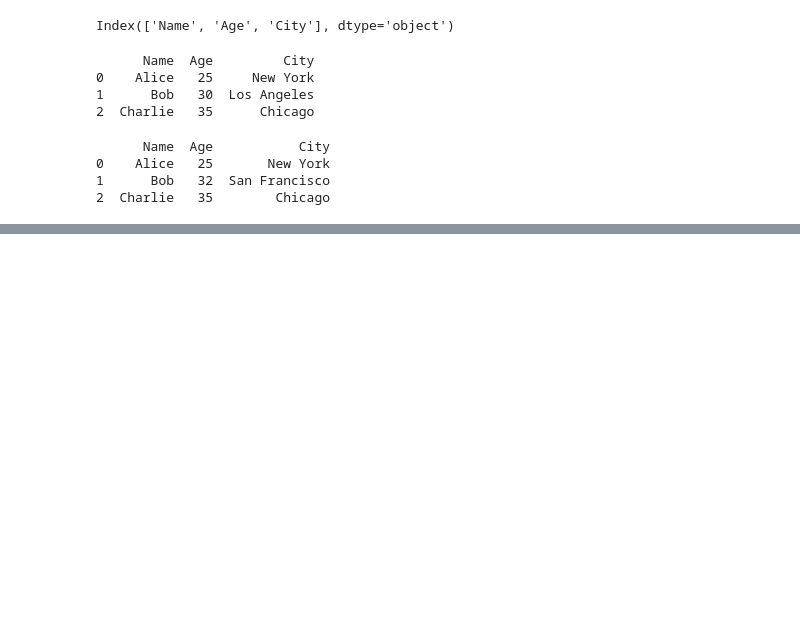
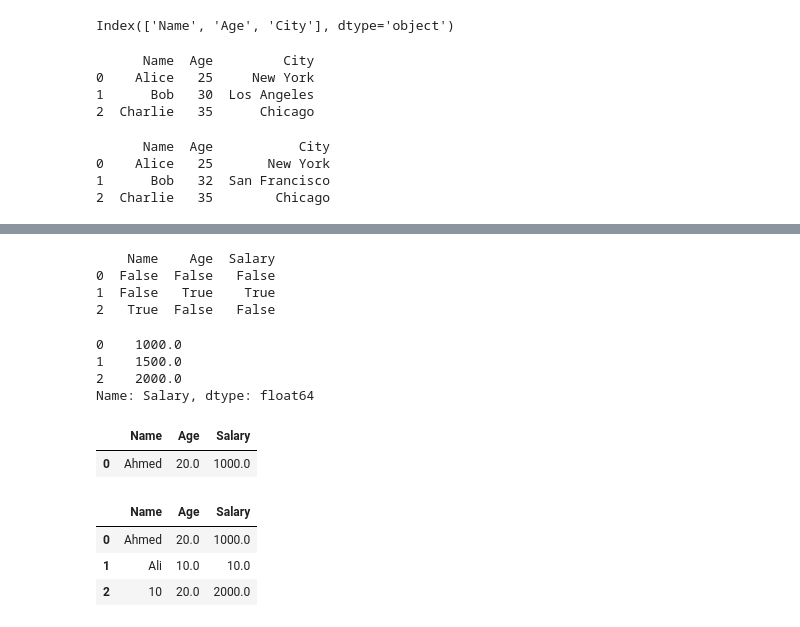
Before and after one commit to ahmed2402/Learning-Pandas, a Jupyter notebook: pandas.ipynb, the cells around one changed output, grey strips where cells are left out. Saved outputs shown, nothing was run; the diff lists cells and outputs as text; code cells hidden in the pictures; blank space fills up the shorter version.

```diff
--- a/pandas.ipynb
+++ b/pandas.ipynb
@@ -157,0 +165,38 @@ print(df)
+# %%
+#Q1
+df = pd.DataFrame({
+    "Name" : ["Ahmed","Ali",np.nan],
+    "Age" : [20,np.nan,20],
+    "Salary": [1000,np.nan,2000]
+})
+
+print(df.isnull())
+# %% [output]
+    Name    Age  Salary
+0  False  False   False
+1  False   True    True
+2   True  False   False
+# %%
+#q2
+df['Age'].fillna(df['Age'].mean())
+df['Salary'].fillna(df['Salary'].mean())
+# %% [output]
+0    1000.0
+1    1500.0
+2    2000.0
+Name: Salary, dtype: float64
+# %%
+#q3
+df
+df.dropna()
+# %% [output]
+|  | Name | Age | Salary |
+| 0 | Ahmed | 20.0 | 1000.0 |
+# %%
+#q4
+df.fillna(10)
+# %% [output]
+|  | Name | Age | Salary |
+| 0 | Ahmed | 20.0 | 1000.0 |
+| 1 | Ali | 10.0 | 10.0 |
+| 2 | 10 | 20.0 | 2000.0 |
```
Also changed, not shown: parts of 2 cells of this notebook, 2 other files.
